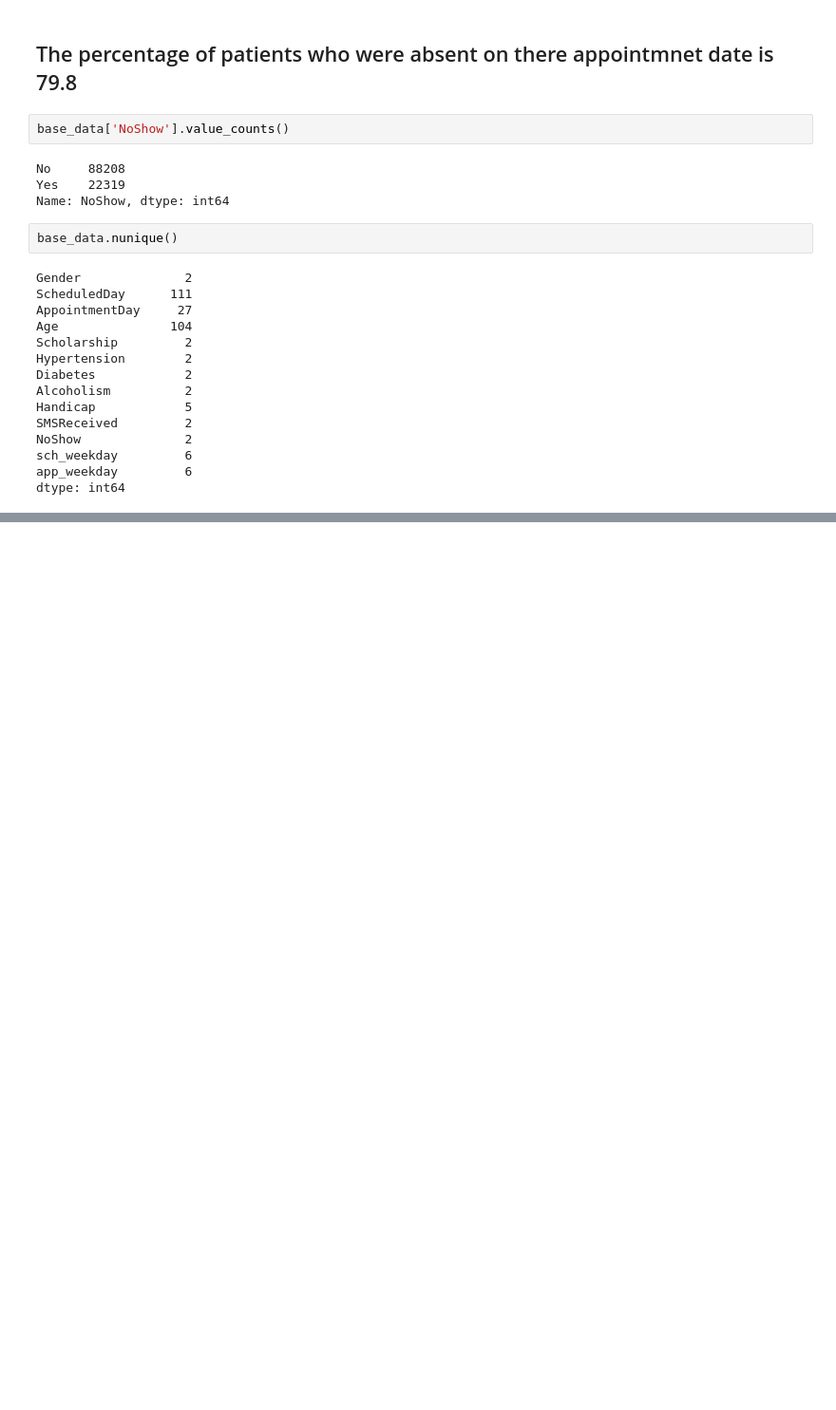
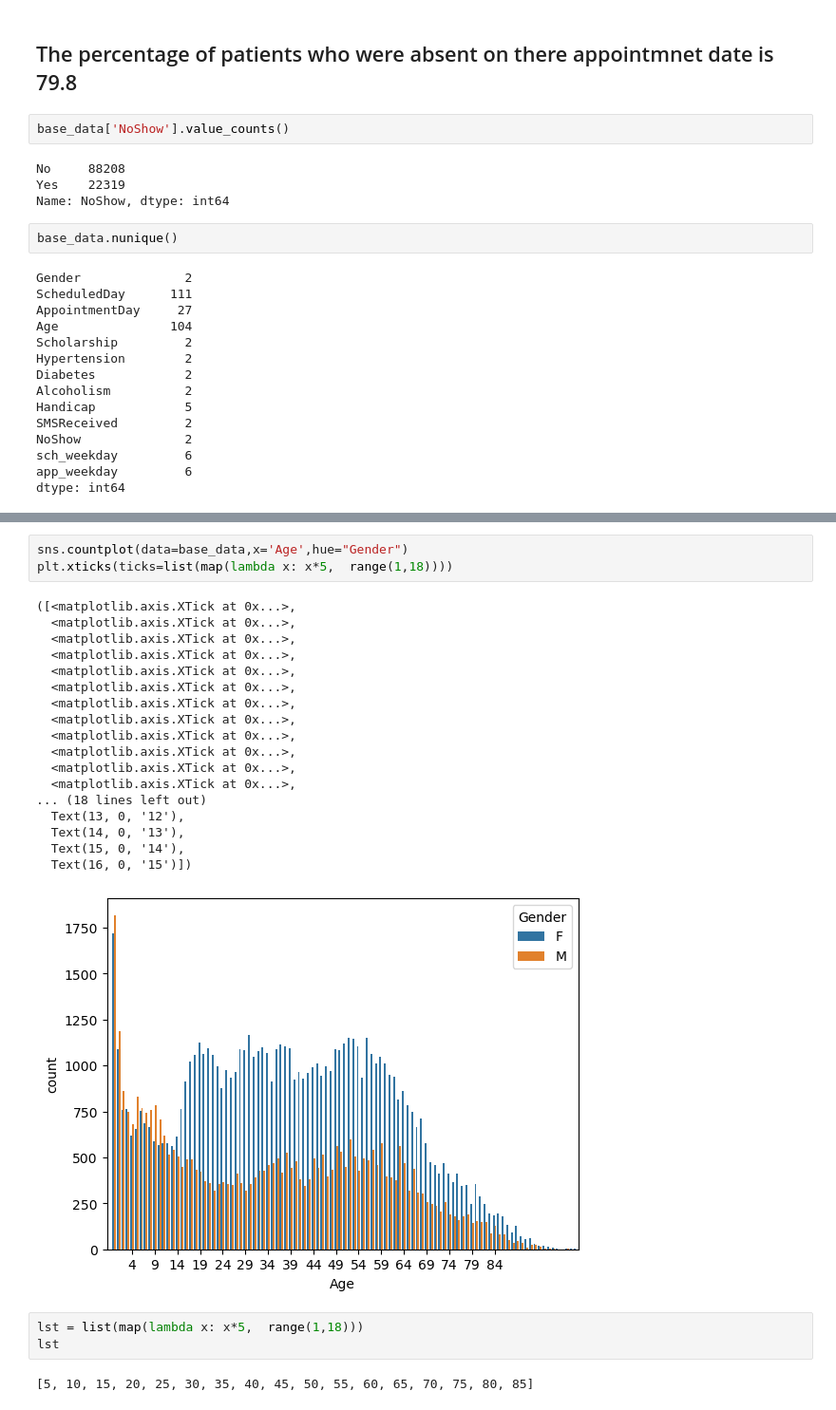
Before and after one commit to Milan1508/HealthCare_Data_Analysis, a Jupyter notebook: healthcare.ipynb, the cells around one changed output, grey strips where cells are left out. Shown: that part at 95% size. Drawn from its saved outputs; the diff is of its cells as text; blank space fills up the shorter version.

```diff
--- a/healthcare.ipynb
+++ b/healthcare.ipynb
@@ -258,0 +269,27 @@ dtype: int64
+# %%
+sns.countplot(data=base_data,x='Age',hue="Gender")
+plt.xticks(ticks=list(map(lambda x: x*5,  range(1,18))))
+# %% [output]
+([<matplotlib.axis.XTick at 0x...>,
+  <matplotlib.axis.XTick at 0x...>,
+  <matplotlib.axis.XTick at 0x...>,
+  <matplotlib.axis.XTick at 0x...>,
+  <matplotlib.axis.XTick at 0x...>,
+  <matplotlib.axis.XTick at 0x...>,
+  <matplotlib.axis.XTick at 0x...>,
+  <matplotlib.axis.XTick at 0x...>,
+  <matplotlib.axis.XTick at 0x...>,
+  <matplotlib.axis.XTick at 0x...>,
+  <matplotlib.axis.XTick at 0x...>,
+  <matplotlib.axis.XTick at 0x...>,
+... (18 lines left out)
+  Text(13, 0, '12'),
+  Text(14, 0, '13'),
+  Text(15, 0, '14'),
+  Text(16, 0, '15')])
+[figure, added]
+# %%
+lst = list(map(lambda x: x*5,  range(1,18)))
+lst
+# %% [output]
+[5, 10, 15, 20, 25, 30, 35, 40, 45, 50, 55, 60, 65, 70, 75, 80, 85]
```
Also changed, not shown: parts of 4 cells of this notebook.
